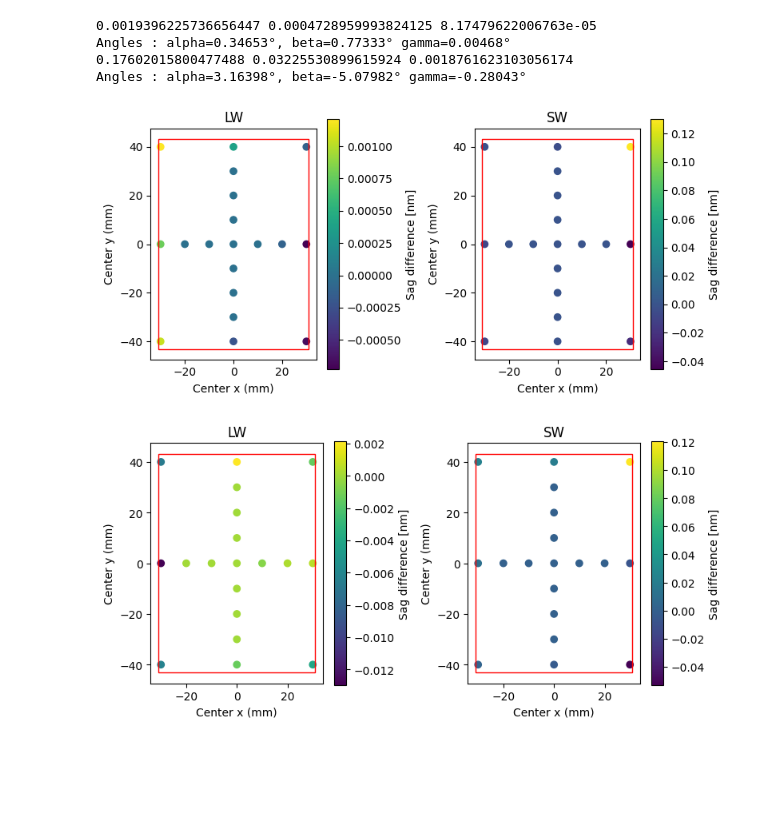
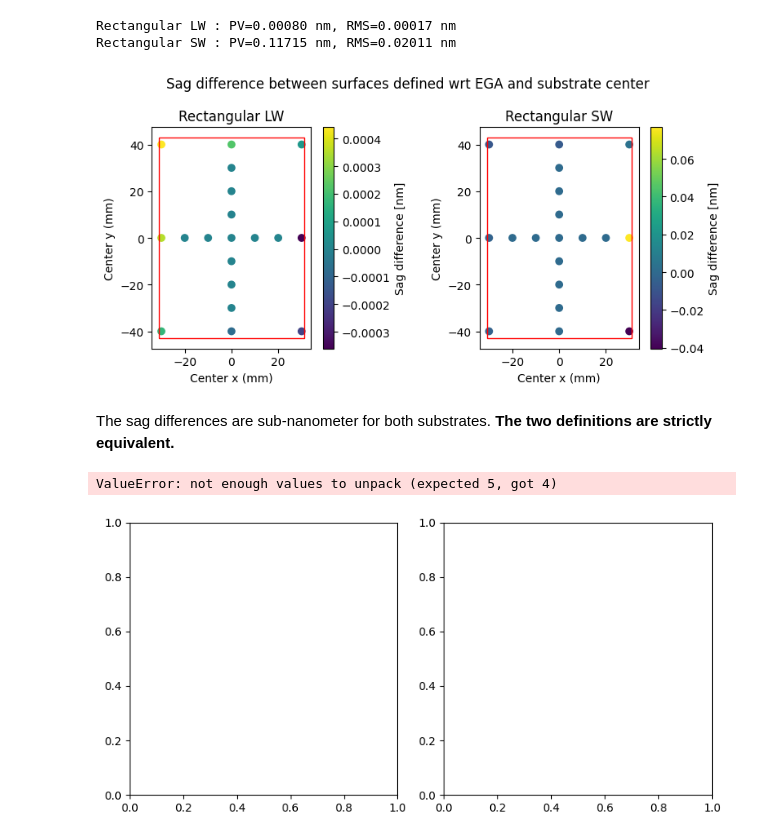
Before and after one commit to frederic-auchere/solar_c, a Jupyter notebook: sag_validation_with_bertin.ipynb, the cells around one changed output. Cells and saved outputs as stored; diff of their text form; code cells hidden in the pictures; blank space fills up the shorter version.

```diff
--- a/sag_validation_with_bertin.ipynb
+++ b/sag_validation_with_bertin.ipynb
@@ -13,0 +16,10 @@ Define new substrates with surfaces defined wrt substrate center instead of EGA
+# %%
+np.set_printoptions(precision=6, suppress=True)
+substrates_ega = [rectangular_lw_substrate, rectangular_sw_substrate]
+for substrate in substrates_ega:
+    print(f'=== {substrate.name} substrate ============')
+    print('EGA to native')
+    print(substrate.surface.rotation_matrix())
+    print('Native to EGA')
+    print(substrate.surface.inverse_rotation_matrix())
+    print('')
@@ -14,16 +51,16 @@ Define new substrates with surfaces defined wrt substrate center instead of EGA
 # %%
 rectangular_lw_substrate_center = copy.deepcopy(rectangular_lw_substrate)
 rectangular_sw_substrate_center = copy.deepcopy(rectangular_sw_substrate)
+substrates_center = [rectangular_lw_substrate_center, rectangular_sw_substrate_center]
 
-for substrate_ega, substrate_center in zip([rectangular_lw_substrate, rectangular_sw_substrate],
-                                           [rectangular_lw_substrate_center, rectangular_sw_substrate_center]):
+for substrate_ega, substrate_center in zip(substrates_ega, substrates_center):
     substrate_center.aperture.dx = 0 # By definition of substrate defined wrt its center
     substrate_center.aperture.dy = 0
     # By definition aperture is centered on substrate
     substrate_center.surface.dx = substrate_ega.surface.dx - substrate_ega.aperture.dx
     substrate_center.surface.dy = substrate_ega.surface.dy - substrate_ega.aperture.dy
-    # Compute center sag in EGA coordinates
-    # Use the native substrate grid to use interpolation with neighbors
+    # Compute sag at center in EGA coordinates
+    # Use the built-in substrate grid to achieve better precision by interpolation with neighbors
     j_mid, i_mid = substrate_ega.grid()[0].shape[0] // 2, substrate_ega.grid()[0].shape[1] // 2
     # Sag at center of substrate in EGA coordinates
     substrate_center.surface.dz = substrate_ega.surface.dz - substrate_ega.sag()[j_mid, i_mid]
@@ -53,13 +95,54 @@ iy = [int((len(y_bertin_resampled) - 1) * (by - y_min) / (y_max - y_min)) for by
+# %%
+fig, axes = plt.subplots(1, 2, tight_layout=True, figsize=(8, 4))
+fig.suptitle('Sag difference between surfaces defined wrt EGA and substrate center')
+
+for substrate_ega, substrate_center, ax in zip(substrates_ega, substrates_center, axes):
+    # Translate the substrate points to the substrate frame (EGA & center) and define the corresponding grid
+    # EGA
+    grid_ega = np.meshgrid(x_bertin_resampled + substrate_ega.aperture.dx,
+                           y_bertin_resampled + substrate_ega.aperture.dy)
+    sag_ega = substrate_ega.sag(grid_ega)[(iy, ix)]  # compute sag and select at the locations defined by Bertin
+    # Center
+    grid_center = np.meshgrid(x_bertin_resampled + substrate_center.aperture.dx,
+                              y_bertin_resampled + substrate_center.aperture.dy)
+    sag_center = substrate_center.sag(grid_center)[(iy, ix)]
+
+    delta = sag_ega - sag_center  # sag difference
+    # Compensate sag difference at substrate center between the two definitions
+    # The sag is 0 by definition for the substrates defined in the center frame
+    delta -= substrate_ega.surface.dz - substrate_center.surface.dz
+    delta *= 1e6 # convert to [nm]
+    print(f'{substrate_ega.name} : PV={np.nanmax(delta) - np.nanmin(delta):.5f} nm, RMS={np.nanstd(delta):.5f} nm')
+    sc = ax.scatter(bertin_center_x, bertin_center_y, c=delta)
+    bar = fig.colorbar(sc, ax=ax)
+    bar.set_label('Sag difference [nm]')
+    ax.set_title(substrate_ega.name)
+    ax.set_aspect('equal')
+    ax.set_xlabel('Center x (mm)')
+    ax.set_ylabel('Center y (mm)')
+    # Draw aperture of rectangular substrate
+    rect = Rectangle((substrate_center.aperture.dx - substrate_center.aperture.x_width / 2,
+                      substrate_center.aperture.dy - substrate_center.aperture.y_width / 2),
+                      substrate_center.aperture.x_width,
+                      substrate_center.aperture.y_width,
+                      color='red', fill=None)
+    ax.add_patch(rect)
+# %% [output]
+Rectangular LW : PV=0.00080 nm, RMS=0.00017 nm
+Rectangular SW : PV=0.11715 nm, RMS=0.02011 nm
+[figure, added]
+# %% [markdown]
+The sag differences are sub-nanometer for both substrates.
+**The two definitions are strictly equivalent.**
 # %%
 # Comparison of sags computed using the two substrate definitions
 
-fig1, axes1 = plt.subplots(1, 2, tight_layout=True, figsize=(8, 4))
-fig2, axes2 = plt.subplots(1, 2, tight_layout=True, figsize=(8, 4))
+fig, axes = plt.subplots(1, 2, tight_layout=True, figsize=(8, 4))
 
 for name, substrate_ega, substrate_center, ax1, ax2 in zip(['LW', 'SW'],
                                                            [rectangular_lw_substrate, rectangular_sw_substrate],
                                                            [rectangular_lw_substrate_center, rectangular_sw_substrate_center],
-                                                           axes1, axes2):
+                                                           axes):
     # Translate the substrate points to the substrate frame (EGA & center) and define the corresponding grid
     x = x_bertin_resampled + substrate_ega.aperture.dx
     y = y_bertin_resampled + substrate_ega.aperture.dy
@@ -77,7 +160,7 @@ for name, substrate_ega, substrate_center, ax1, ax2 in zip(['LW', 'SW'],
     delta *= 1e6 # convert to [nm]
     print(np.nanmax(delta) - np.nanmin(delta), np.nanstd(delta), np.nanmean(delta))
     sc = ax1.scatter(bertin_center_x, bertin_center_y, c=delta)
-    bar = fig1.colorbar(sc, ax=ax1)
+    bar = fig.colorbar(sc, ax=ax)
     bar.set_label('Sag difference [nm]')
     ax1.set_title(name)
     ax1.set_aspect('equal')
@@ -112,38 +195,34 @@ for name, substrate_ega, substrate_center, ax1, ax2 in zip(['LW', 'SW'],
     # Transform the coordinates from surface to substrate center coordinates
     xyz = np.stack((x_surface_native.ravel(),
                     y_surface_native.ravel(),
                     z_surface_native.ravel(),
                     np.ones(x_surface_native.size)))
     x_surface_center, y_surface_center, z_surface_center = substrate_center.surface.inverse_rotation_matrix() @ xyz
 
     xy = (grid_center[0].flatten(), grid_center[1].flatten())
     z = griddata((x_surface_center, y_surface_center), z_surface_center, xy, rescale=True, method='cubic').reshape(grid_center[0].shape)[iy, ix]
 
     delta = sag_center - z
     delta *= 1e6 # convert to [nm]
 
-    sc = ax2.scatter(bertin_center_x, bertin_center_y, c=delta)
-    bar = fig2.colorbar(sc, ax=ax2)
+    sc = ax.scatter(bertin_center_x, bertin_center_y, c=delta)
+    bar = fig.colorbar(sc, ax=ax)
     bar.set_label('Sag difference [nm]')
     ax2.set_title(name)
     ax2.set_aspect('equal')
     ax2.set_xlabel('Center x (mm)')
     ax2.set_ylabel('Center y (mm)')
     # Draw aperture of rectangular substrate
     rect = Rectangle((substrate_center.aperture.dx - substrate_center.aperture.x_width / 2,
                       substrate_center.aperture.dy - substrate_center.aperture.y_width / 2),
                       substrate_center.aperture.x_width,
                       substrate_center.aperture.y_width,
                       color='red', fill=None)
     ax2.add_patch(rect)
     # The Euler angles corresponding to the ellipse to center matrix are obtained using:
     rotation = Rotation.from_matrix(substrate_ega.surface.inverse_rotation_matrix()[:, 0:3])
     angles = rotation.as_euler('xyz', degrees=True)
     print(f'Angles : alpha={angles[0]:.5f}°, beta={angles[1]:.5f}° gamma={angles[2]:.5f}°')
 # %% [output]
-0.0019396225736656447 0.0004728959993824125 8.17479622006763e-05
-Angles : alpha=0.34653°, beta=0.77333° gamma=0.00468°
-0.17602015800477488 0.03225530899615924 0.0018761623103056174
-Angles : alpha=3.16398°, beta=-5.07982° gamma=-0.28043°
+ValueError: not enough values to unpack (expected 5, got 4)
-[figure, old version]
+[figure, new version]
-[figure, removed]
```
Also changed, not shown: parts of 14 cells of this notebook.
